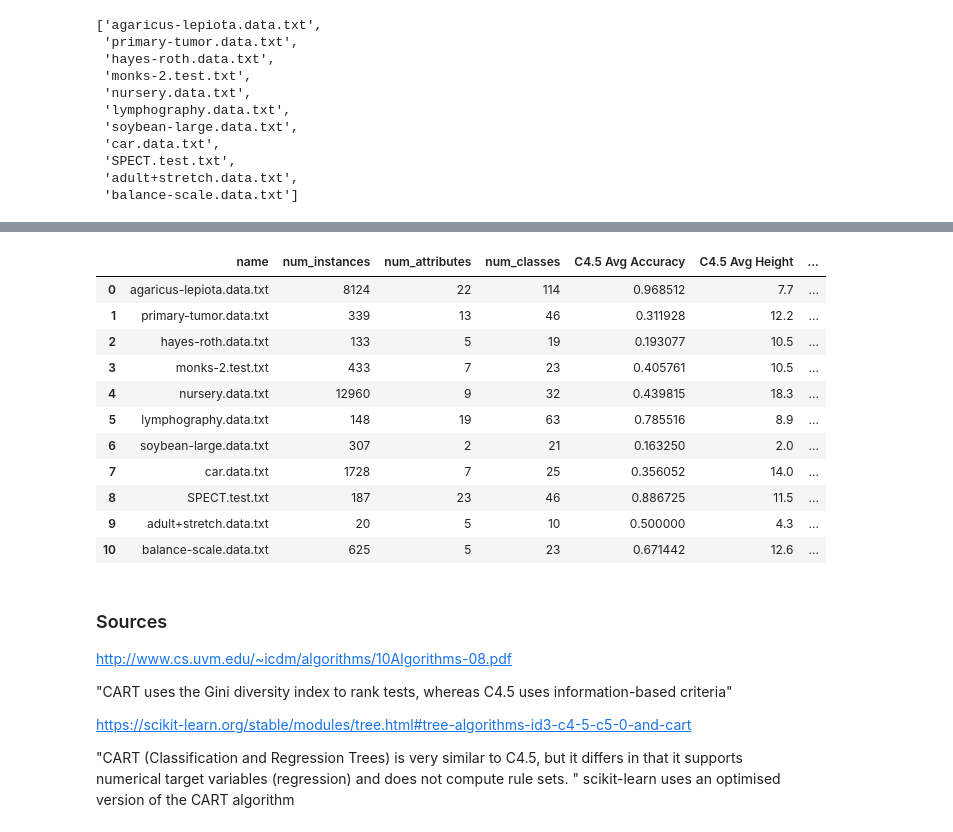
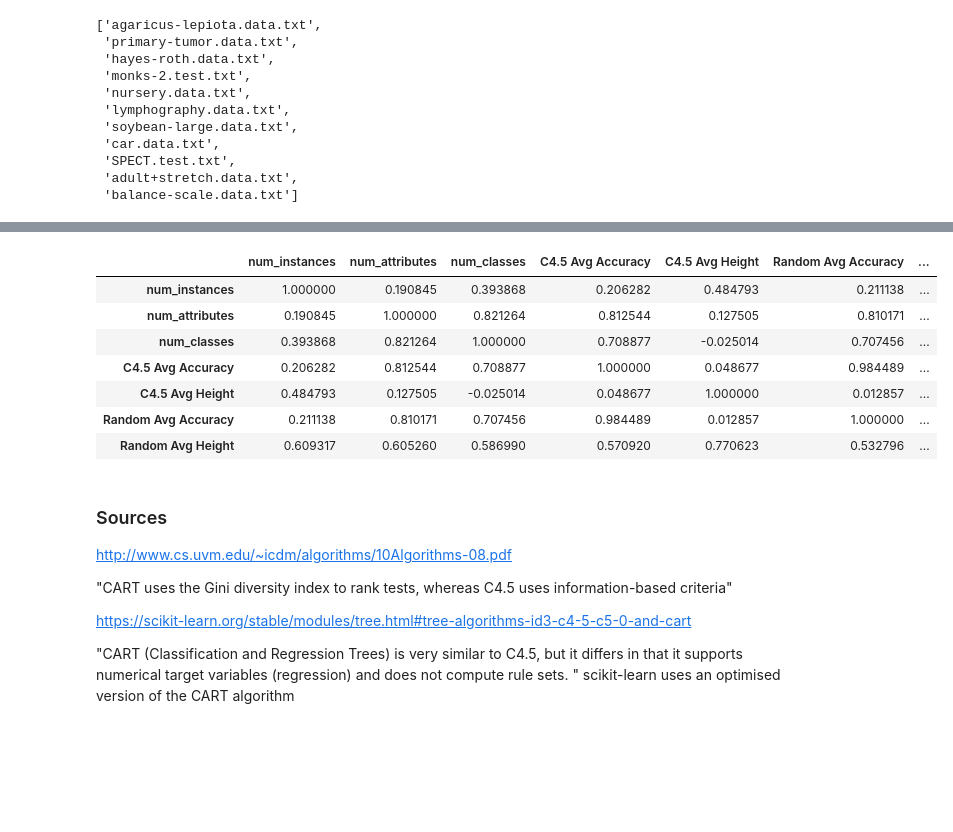
Before and after one commit to JoshuaLelon/anki-notes, a Jupyter notebook: cs7312/a1/A1.ipynb, the cells around one changed output, grey strips where cells are left out. Saved outputs shown, nothing was run; the diff lists cells and outputs as text; code cells hidden in the pictures; blank space fills up the shorter version.

```diff
--- a/cs7312/a1/A1.ipynb
+++ b/cs7312/a1/A1.ipynb
@@ -174,21 +158,17 @@ balance-scale.data.txt
 # %%
 # Use a table to present your experiment results. The table should include the following
 df = pd.DataFrame(data_dict_list)
 df = df[['name', 'num_instances', 'num_attributes', 'num_classes', 'C4.5 Avg Accuracy', 'C4.5 Avg Height', 'Random Avg Accuracy', 'Random Avg Height']]
-df
+df.corr()
 # %% [output]
-|  | name | num_instances | num_attributes | num_classes | C4.5 Avg Accuracy | C4.5 Avg Height | ... |
-| 0 | agaricus-lepiota.data.txt | 8124 | 22 | 114 | 0.968512 | 7.7 | ... |
-| 1 | primary-tumor.data.txt | 339 | 13 | 46 | 0.311928 | 12.2 | ... |
-| 2 | hayes-roth.data.txt | 133 | 5 | 19 | 0.193077 | 10.5 | ... |
-| 3 | monks-2.test.txt | 433 | 7 | 23 | 0.405761 | 10.5 | ... |
-| 4 | nursery.data.txt | 12960 | 9 | 32 | 0.439815 | 18.3 | ... |
-| 5 | lymphography.data.txt | 148 | 19 | 63 | 0.785516 | 8.9 | ... |
-| 6 | soybean-large.data.txt | 307 | 2 | 21 | 0.163250 | 2.0 | ... |
-| 7 | car.data.txt | 1728 | 7 | 25 | 0.356052 | 14.0 | ... |
-| 8 | SPECT.test.txt | 187 | 23 | 46 | 0.886725 | 11.5 | ... |
-| 9 | adult+stretch.data.txt | 20 | 5 | 10 | 0.500000 | 4.3 | ... |
-| 10 | balance-scale.data.txt | 625 | 5 | 23 | 0.671442 | 12.6 | ... |
+|  | num_instances | num_attributes | num_classes | C4.5 Avg Accuracy | C4.5 Avg Height | Random Avg Accuracy | ... |
+| num_instances | 1.000000 | 0.190845 | 0.393868 | 0.206282 | 0.484793 | 0.211138 | ... |
+| num_attributes | 0.190845 | 1.000000 | 0.821264 | 0.812544 | 0.127505 | 0.810171 | ... |
+| num_classes | 0.393868 | 0.821264 | 1.000000 | 0.708877 | -0.025014 | 0.707456 | ... |
+| C4.5 Avg Accuracy | 0.206282 | 0.812544 | 0.708877 | 1.000000 | 0.048677 | 0.984489 | ... |
+| C4.5 Avg Height | 0.484793 | 0.127505 | -0.025014 | 0.048677 | 1.000000 | 0.012857 | ... |
+| Random Avg Accuracy | 0.211138 | 0.810171 | 0.707456 | 0.984489 | 0.012857 | 1.000000 | ... |
+| Random Avg Height | 0.609317 | 0.605260 | 0.586990 | 0.570920 | 0.770623 | 0.532796 | ... |
 # %% [markdown]
 ### Sources
 
```
Also changed, not shown: parts of 5 cells of this notebook, 7 other files.
